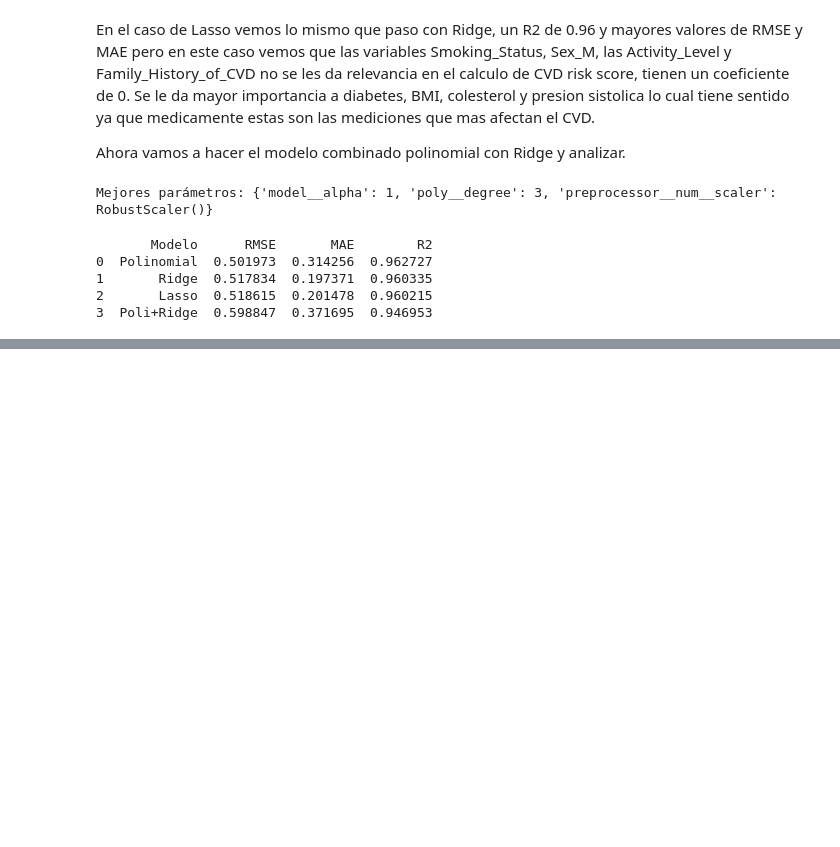
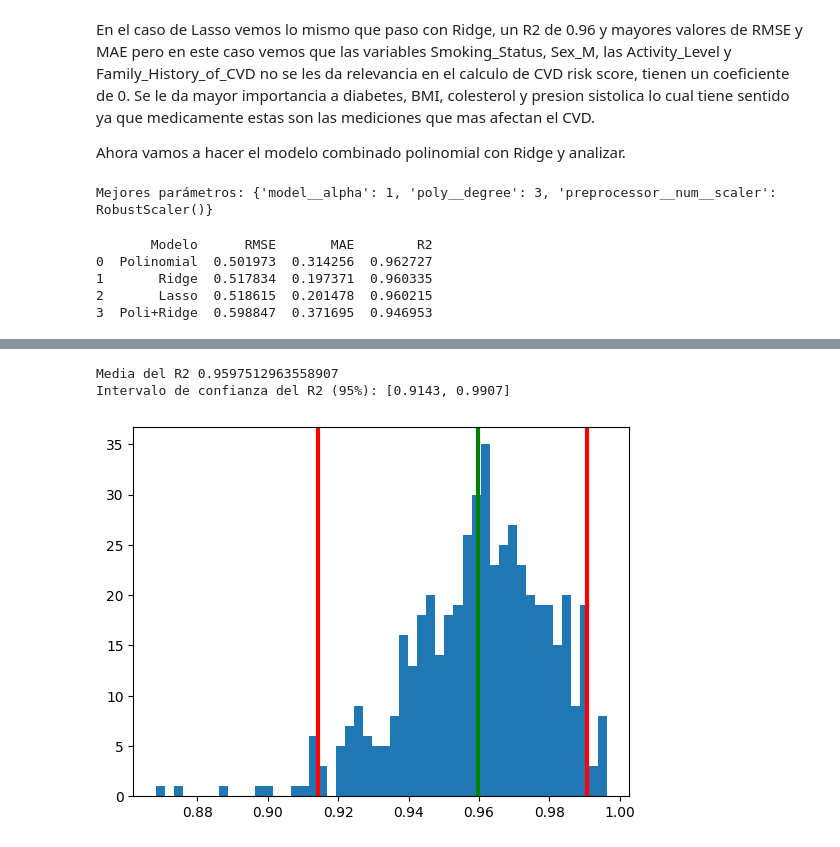
Before and after one commit to Lucasgali03/lab2, a Jupyter notebook: main.ipynb, the cells around one changed output, grey strips where cells are left out. Cells and saved outputs as stored; diff of their text form; code cells hidden in the pictures; blank space fills up the shorter version.

```diff
--- a/main.ipynb
+++ b/main.ipynb
@@ -302,7 +310,12 @@ grid_lasso = GridSearchCV(
     pipe_lasso,
     param_grid=param_grid_lasso,
     cv=5,
-    scoring="neg_root_mean_squared_error"
+    scoring={"rmse": "neg_root_mean_squared_error",
+             "mae": "neg_mean_absolute_error",
+             "r2": "r2"},
+    refit="rmse",
+    return_train_score=True,
+    n_jobs=-1
 )
 
 grid_lasso.fit(X_train, y_train)
@@ -431,0 +499,23 @@ CV RMSE Poly+Ridge: 0.6192343940393765
+# %%
+stats_r2 = []
+
+for i in range(500):
+    X_res, y_res = resample(X_test, y_test, replace=True, n_samples=len(X_test))
+    y_pred_res = best_lasso.predict(X_res)
+    stats_r2.append(r2_score(y_res, y_pred_res))
+
+p_lower_r2 = np.percentile(stats_r2, 2.5)
+p_upper_r2 = np.percentile(stats_r2, 97.5)
+
+print(f"Media del R2 {np.mean(stats_r2)}")
+print(f"Intervalo de confianza del R2 (95%): [{p_lower_r2:.4f}, {p_upper_r2:.4f}]")
+
+plt.hist(stats_r2, bins=50)
+plt.axvline(p_lower_r2, color='red', linewidth=3)
+plt.axvline(np.mean(stats_r2), color='green', linewidth=3)
+plt.axvline(p_upper_r2, color='red', linewidth=3)
+plt.show()
+# %% [output]
+Media del R2 0.9597512963558907
+Intervalo de confianza del R2 (95%): [0.9143, 0.9907]
+[figure, added]
```
Also changed, not shown: parts of 15 cells of this notebook.
